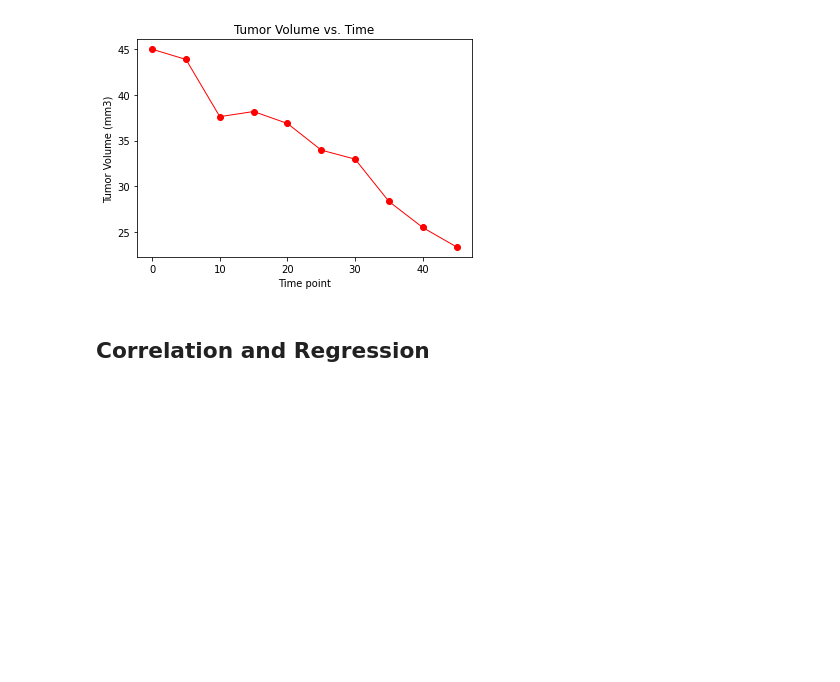
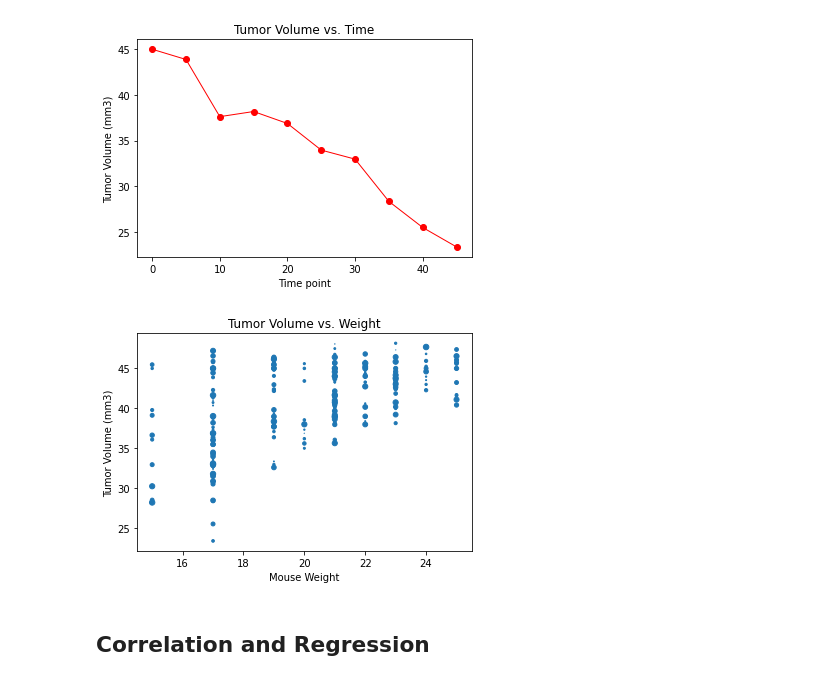
Before and after one commit to laurelwilliamson/matplotlib, a Jupyter notebook: Pymaceuticals/pymaceuticals_starter.ipynb, the cells around one changed output. Cells and saved outputs as stored; diff of their text form; code cells hidden in the pictures; blank space fills up the shorter version.

Commit message:
scatter plots'

```diff
--- a/Pymaceuticals/pymaceuticals_starter.ipynb
+++ b/Pymaceuticals/pymaceuticals_starter.ipynb
@@ -271,3 +269,20 @@ plt.show()
+# %%
+# Generate a scatter plot of average tumor volume vs. mouse weight for the Capomulin regimen
+avg_tumor = cap_df['Tumor Volume (mm3)']
+mouse_weight = cap_df['Weight (g)']
+
+x= mouse_weight
+y= avg_tumor
+
+sizes = [random.random() *30 for value in x]
+
+plt.scatter(x, y, marker="o", s=sizes)
+plt.xlabel("Mouse Weight")
+plt.ylabel("Tumor Volume (mm3)")
+plt.title("Tumor Volume vs. Weight")
+plt.show()
+# %% [output]
+[figure, added]
 # %% [markdown]
 ## Correlation and Regression
 # %%
```
Also changed, not shown: parts of 3 cells of this notebook.
